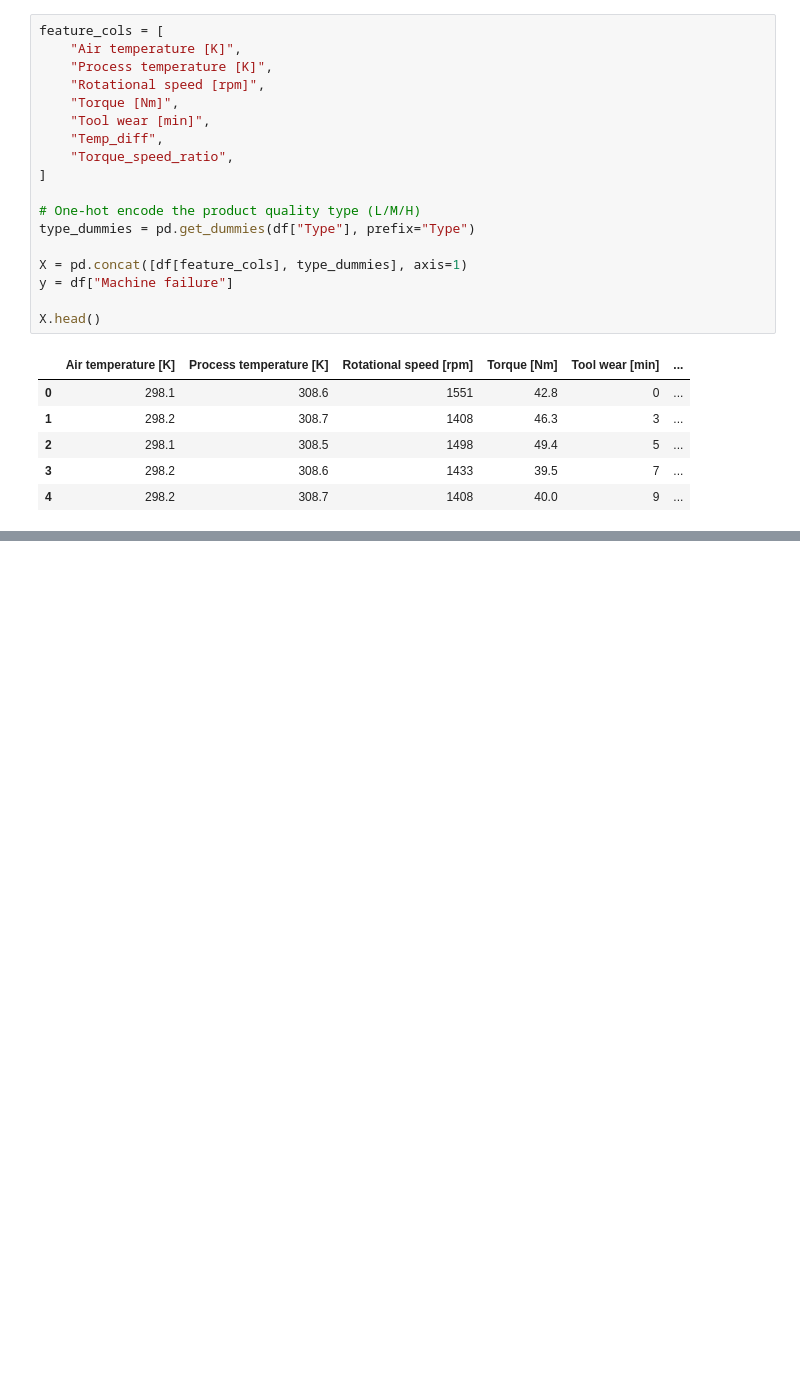
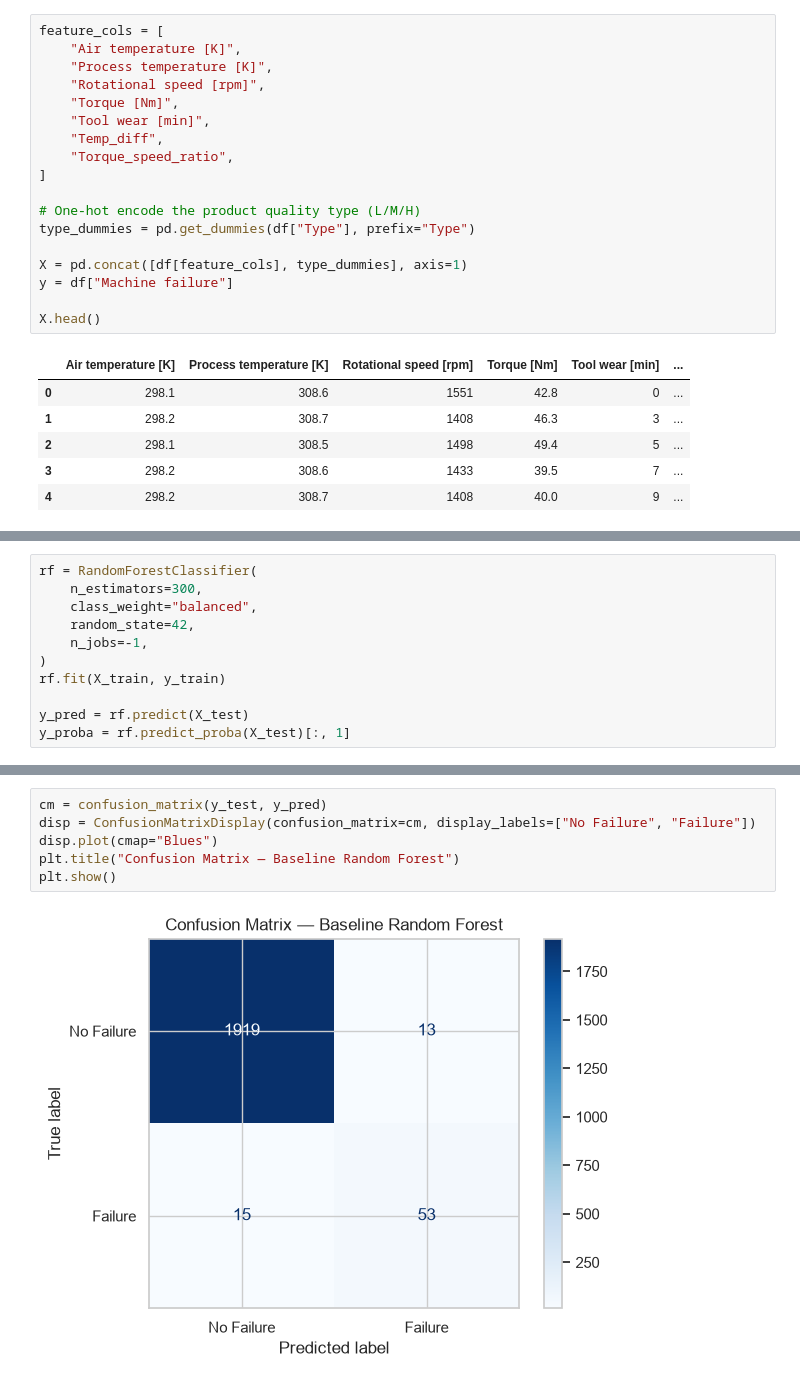
Before and after one commit to HarisAmmar117/BIB-project, a Jupyter notebook: notebooks/01_exploration.ipynb, the cells around one changed output, grey strips where cells are left out. Drawn from its saved outputs; the diff is of its cells as text; blank space fills up the shorter version.

Commit message:
train and tested on the random forest classifier model and evauledt using precision, recall and f1 score

```diff
--- a/notebooks/01_exploration.ipynb
+++ b/notebooks/01_exploration.ipynb
@@ -143,0 +149,11 @@ print("Test failure rate:  {:.2f}%".format(y_test.mean() * 100))
+# %%
+rf = RandomForestClassifier(
+    n_estimators=300,
+    class_weight="balanced",
+    random_state=42,
+    n_jobs=-1,
+)
+rf.fit(X_train, y_train)
+
+y_pred = rf.predict(X_test)
+y_proba = rf.predict_proba(X_test)[:, 1]
@@ -143,0 +178,8 @@ print("Test failure rate:  {:.2f}%".format(y_test.mean() * 100))
+# %%
+cm = confusion_matrix(y_test, y_pred)
+disp = ConfusionMatrixDisplay(confusion_matrix=cm, display_labels=["No Failure", "Failure"])
+disp.plot(cmap="Blues")
+plt.title("Confusion Matrix — Baseline Random Forest")
+plt.show()
+# %% [output]
+[figure, added]
```
Also changed, not shown: parts of 9 cells of this notebook.
